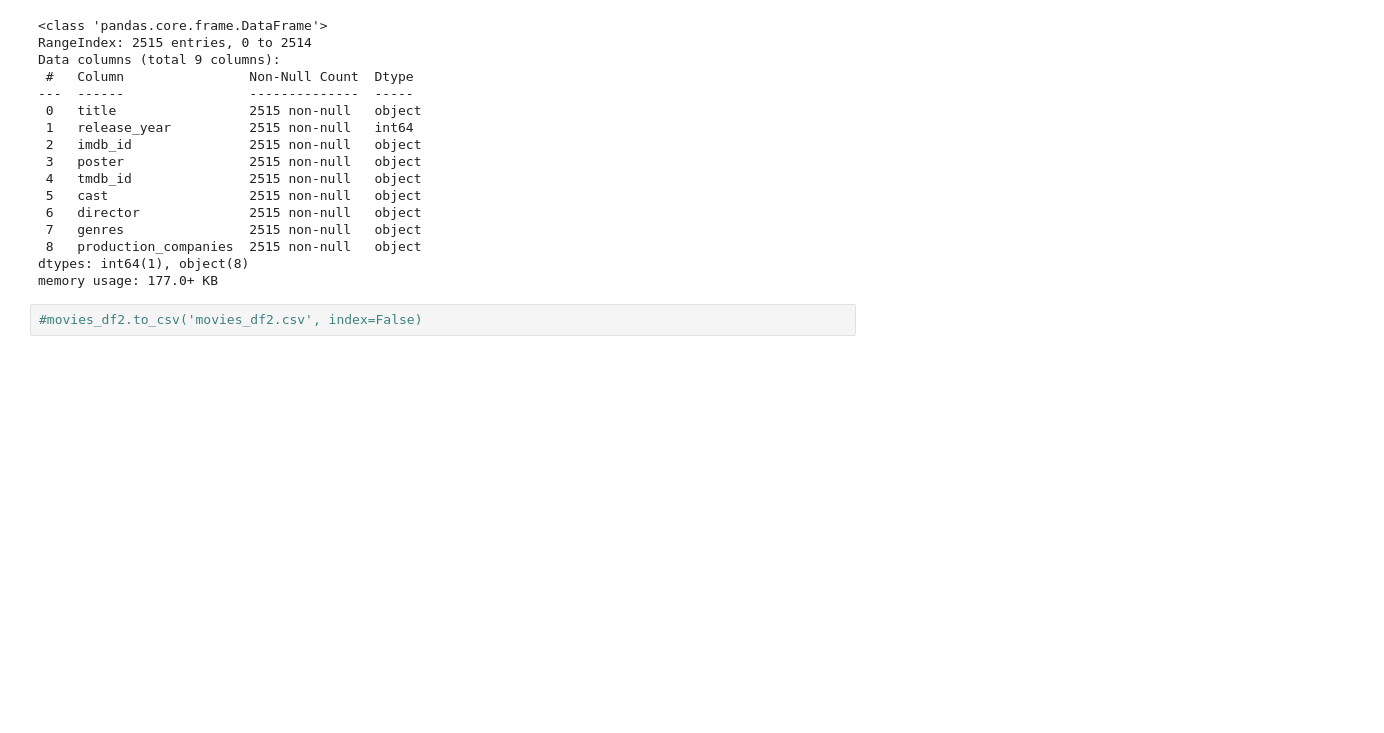
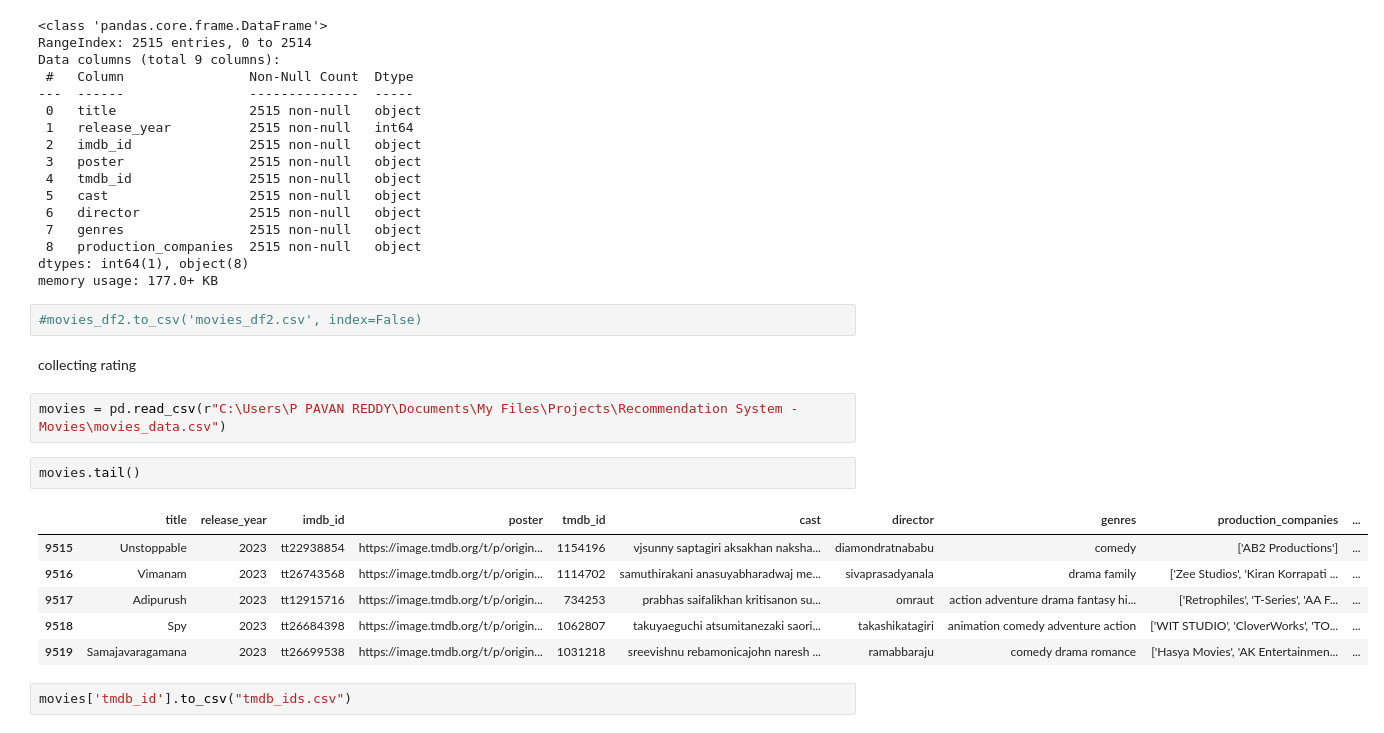
Before and after one commit to pavan03ds/MovieVerse, a Jupyter notebook: Notebooks/1- Data_Collection.ipynb, the cells around one changed output. Saved outputs shown, nothing was run; the diff lists cells and outputs as text; blank space fills up the shorter version.

```diff
--- a/Notebooks/1- Data_Collection.ipynb
+++ b/Notebooks/1- Data_Collection.ipynb
@@ -2251,3 +2251,18 @@ dtypes: int64(1), object(8)
 memory usage: 177.0+ KB
 # %%
 #movies_df2.to_csv('movies_df2.csv', index=False)
+# %% [markdown]
+collecting rating
+# %%
+movies = pd.read_csv(r"C:\Users\P PAVAN REDDY\Documents\My Files\Projects\Recommendation System - Movies\movies_data.csv")
+# %%
+movies.tail()
+# %% [output]
+|  | title | release_year | imdb_id | poster | tmdb_id | cast | director | genres | production_companies | ... |
+| 9515 | Unstoppable | 2023 | tt22938854 | https://image.tmdb.org/t/p/origin... | 1154196 | vjsunny saptagiri aksakhan naksha... | diamondratnababu | comedy | ['AB2 Productions'] | ... |
+| 9516 | Vimanam | 2023 | tt26743568 | https://image.tmdb.org/t/p/origin... | 1114702 | samuthirakani anasuyabharadwaj me... | sivaprasadyanala | drama family | ['Zee Studios', 'Kiran Korrapati ... | ... |
+| 9517 | Adipurush | 2023 | tt12915716 | https://image.tmdb.org/t/p/origin... | 734253 | prabhas saifalikhan kritisanon su... | omraut | action adventure drama fantasy hi... | ['Retrophiles', 'T-Series', 'AA F... | ... |
+| 9518 | Spy | 2023 | tt26684398 | https://image.tmdb.org/t/p/origin... | 1062807 | takuyaeguchi atsumitanezaki saori... | takashikatagiri | animation comedy adventure action | ['WIT STUDIO', 'CloverWorks', 'TO... | ... |
+| 9519 | Samajavaragamana | 2023 | tt26699538 | https://image.tmdb.org/t/p/origin... | 1031218 | sreevishnu rebamonicajohn naresh ... | ramabbaraju | comedy drama romance | ['Hasya Movies', 'AK Entertainmen... | ... |
+# %%
+movies['tmdb_id'].to_csv("tmdb_ids.csv")
```
Also changed, not shown: parts of 1 cell of this notebook, 24 other files.
